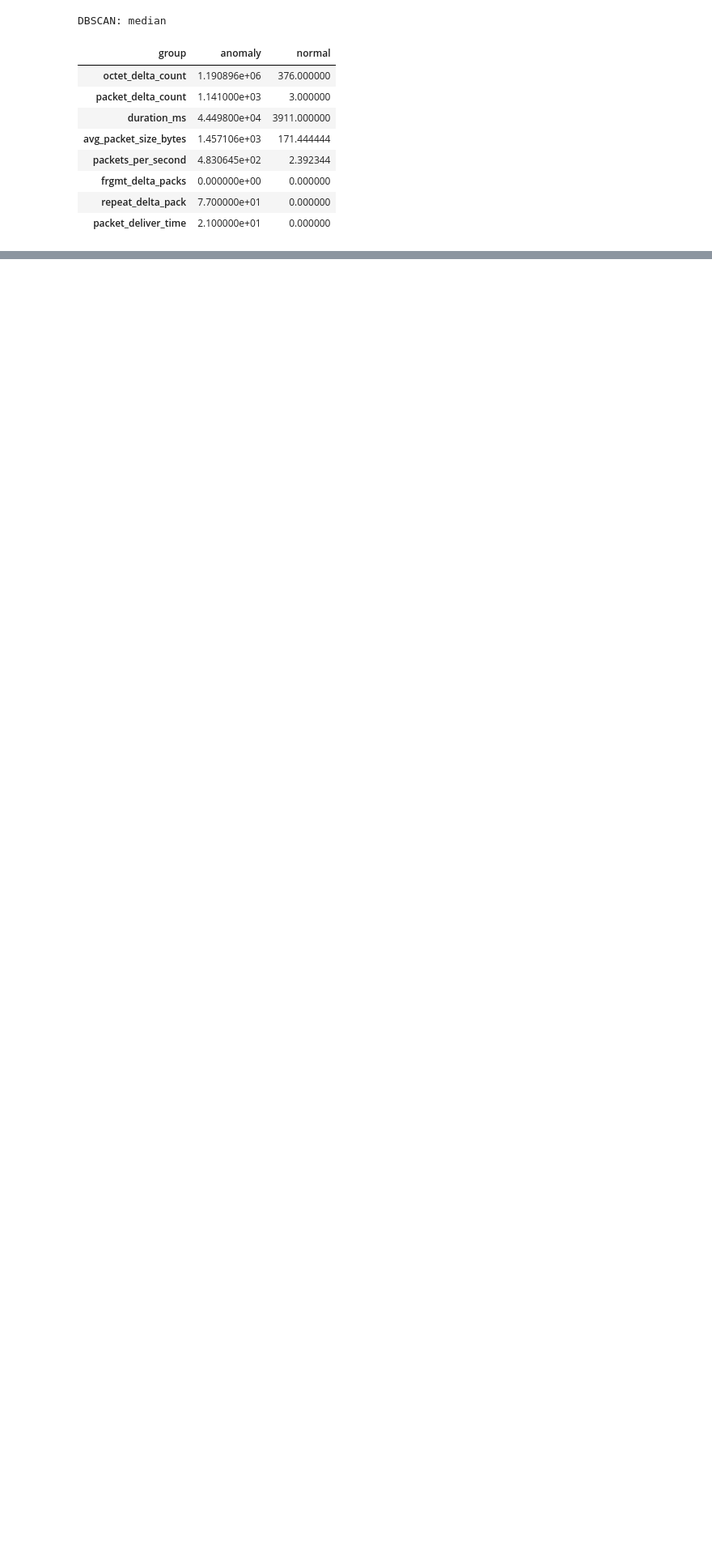
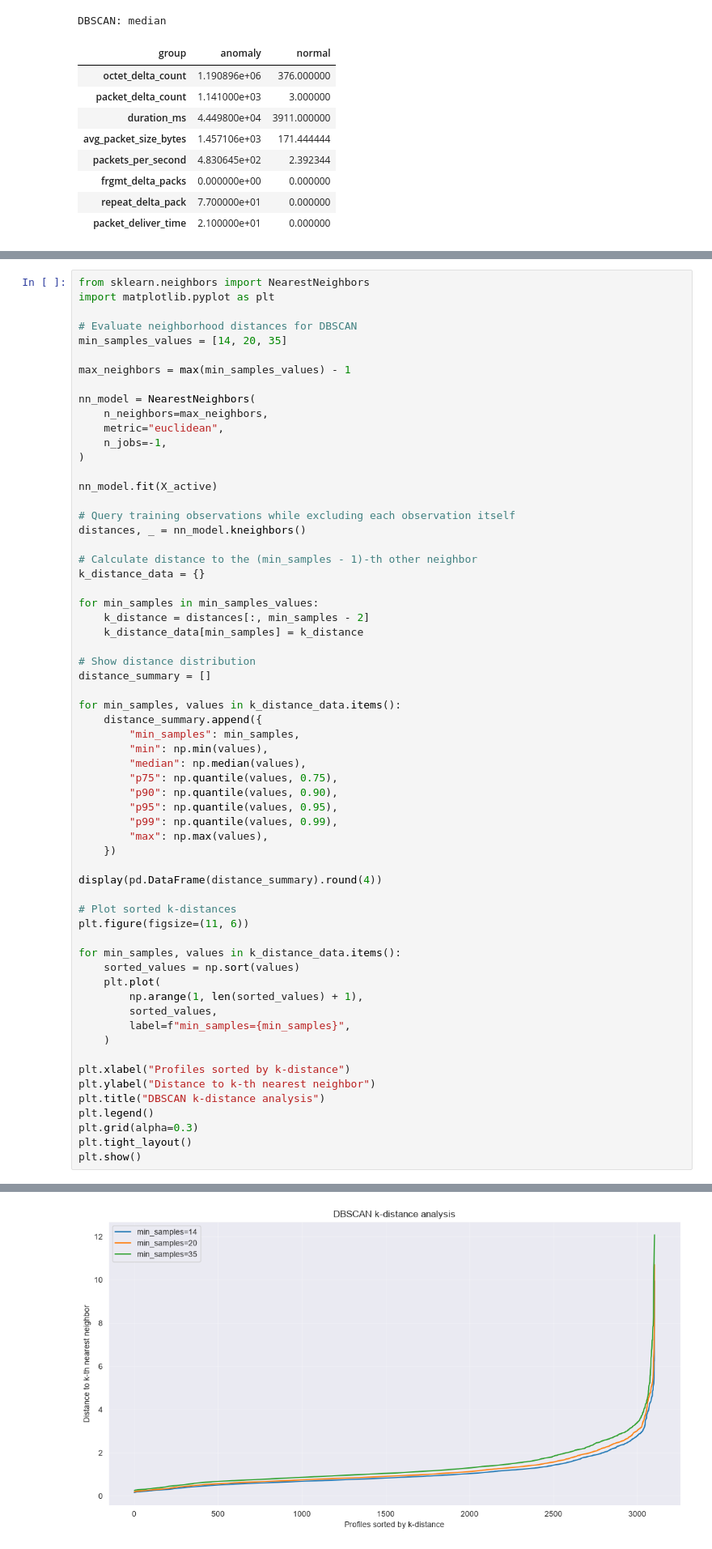
Before and after one commit to artyomshpakovski/nctc_anomaly_detection, a Jupyter notebook: draft.ipynb, the cells around one changed output, grey strips where cells are left out. Shown at 81% size. Cells and saved outputs as stored; diff of their text form; blank space fills up the shorter version.

```diff
--- a/draft.ipynb
+++ b/draft.ipynb
@@ -1075,0 +8396,63 @@ X_scaled:
+# %%
+from sklearn.neighbors import NearestNeighbors
+import matplotlib.pyplot as plt
+
+# Evaluate neighborhood distances for DBSCAN
+min_samples_values = [14, 20, 35]
+
+max_neighbors = max(min_samples_values) - 1
+
+nn_model = NearestNeighbors(
+    n_neighbors=max_neighbors,
+    metric="euclidean",
+    n_jobs=-1,
+)
+
+nn_model.fit(X_active)
+
+# Query training observations while excluding each observation itself
+distances, _ = nn_model.kneighbors()
+
+# Calculate distance to the (min_samples - 1)-th other neighbor
+k_distance_data = {}
+
+for min_samples in min_samples_values:
+    k_distance = distances[:, min_samples - 2]
+    k_distance_data[min_samples] = k_distance
+
+# Show distance distribution
+distance_summary = []
+
+for min_samples, values in k_distance_data.items():
+    distance_summary.append({
+        "min_samples": min_samples,
+        "min": np.min(values),
+        "median": np.median(values),
+        "p75": np.quantile(values, 0.75),
+        "p90": np.quantile(values, 0.90),
+        "p95": np.quantile(values, 0.95),
+        "p99": np.quantile(values, 0.99),
+        "max": np.max(values),
+    })
+
+display(pd.DataFrame(distance_summary).round(4))
+
+# Plot sorted k-distances
+plt.figure(figsize=(11, 6))
+
+for min_samples, values in k_distance_data.items():
+    sorted_values = np.sort(values)
+    plt.plot(
+        np.arange(1, len(sorted_values) + 1),
+        sorted_values,
+        label=f"min_samples={min_samples}",
+    )
+
+plt.xlabel("Profiles sorted by k-distance")
+plt.ylabel("Distance to k-th nearest neighbor")
+plt.title("DBSCAN k-distance analysis")
+plt.legend()
+plt.grid(alpha=0.3)
+plt.tight_layout()
+plt.show()
+# %% [output]
@@ -1075,0 +8463 @@ X_scaled:
+[figure, added]
```
Also changed, not shown: parts of 77 cells of this notebook.
